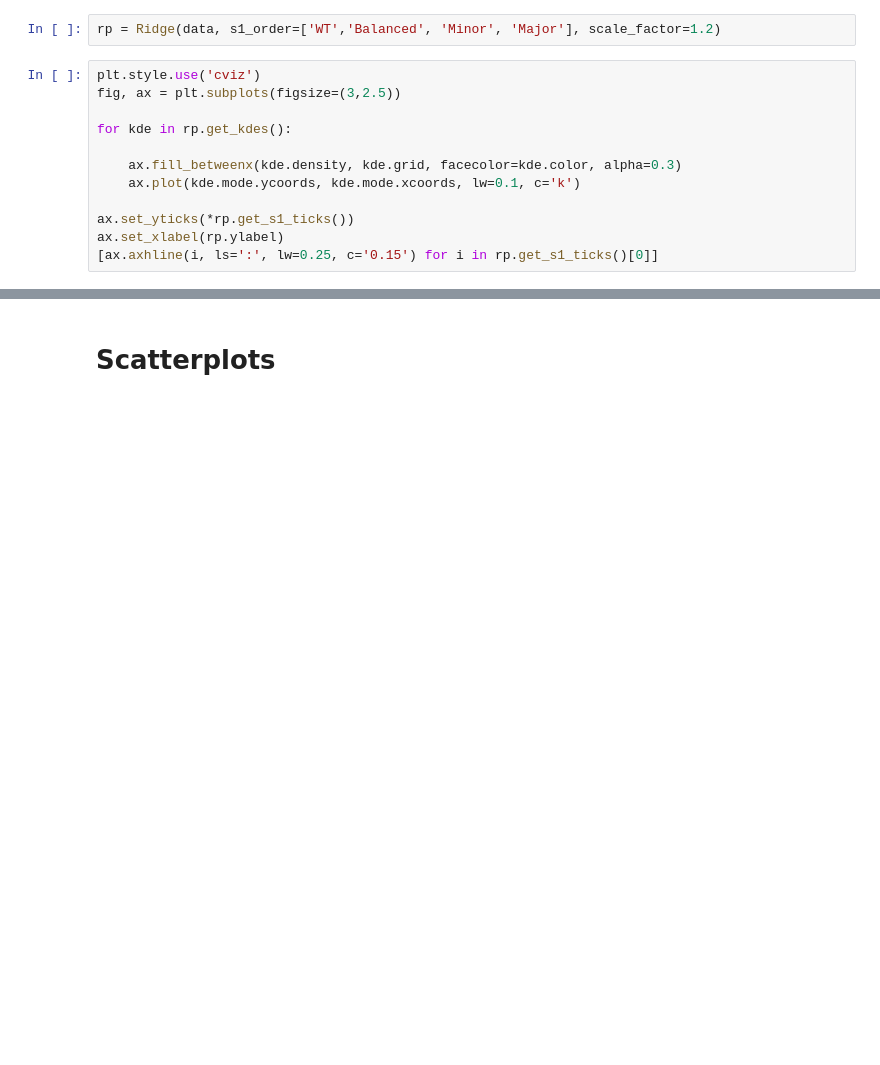
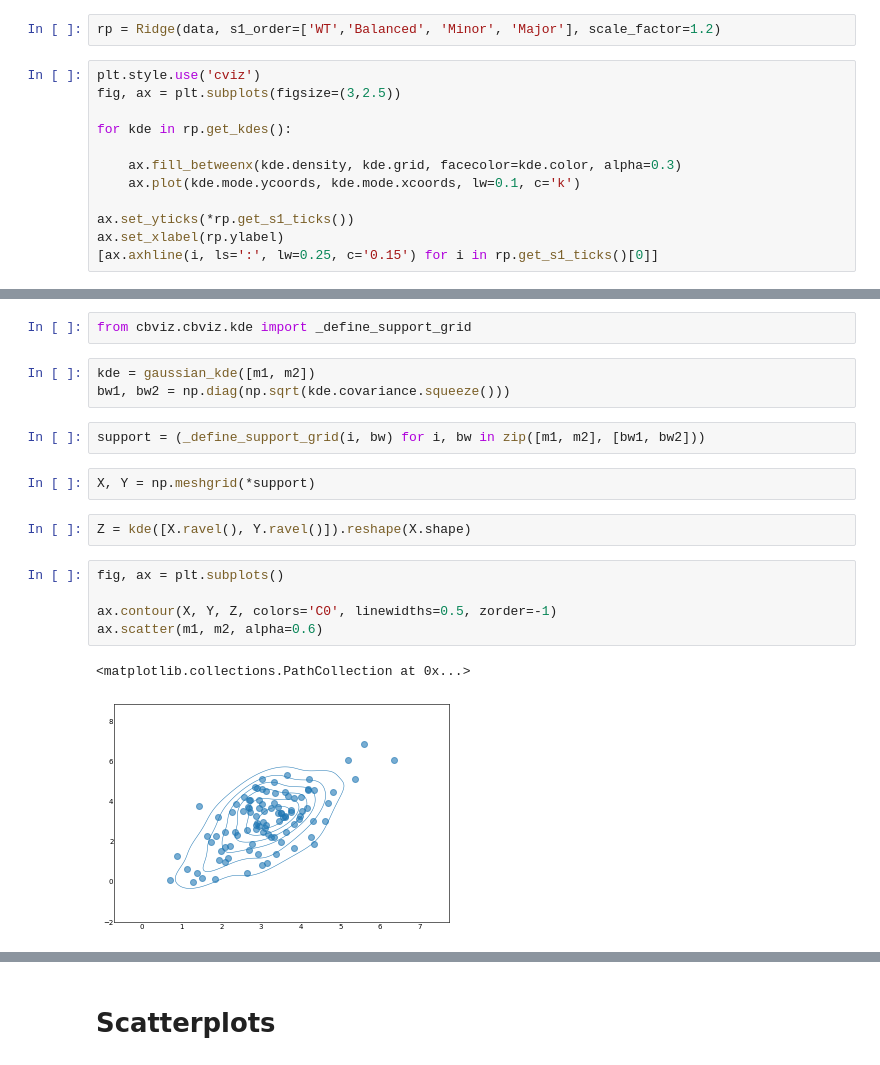
Before and after one commit to fossbert/Python_Packages, a Jupyter notebook: Dev_cbviz.ipynb, the cells around one changed output, grey strips where cells are left out. Drawn from its saved outputs; the diff is of its cells as text; blank space fills up the shorter version.

```diff
--- a/Dev_cbviz.ipynb
+++ b/Dev_cbviz.ipynb
@@ -115,0 +123,19 @@ ax.set_xlabel(rp.ylabel)
+# %%
+from cbviz.cbviz.kde import _define_support_grid
+# %%
+kde = gaussian_kde([m1, m2])
+bw1, bw2 = np.diag(np.sqrt(kde.covariance.squeeze()))
+# %%
+support = (_define_support_grid(i, bw) for i, bw in zip([m1, m2], [bw1, bw2]))
+# %%
+X, Y = np.meshgrid(*support)
+# %%
+Z = kde([X.ravel(), Y.ravel()]).reshape(X.shape)
+# %%
+fig, ax = plt.subplots()
+
+ax.contour(X, Y, Z, colors='C0', linewidths=0.5, zorder=-1)
+ax.scatter(m1, m2, alpha=0.6)
+# %% [output]
+<matplotlib.collections.PathCollection at 0x...>
+[figure, added]
```
Also changed, not shown: parts of 6 cells of this notebook, 1 other file.
